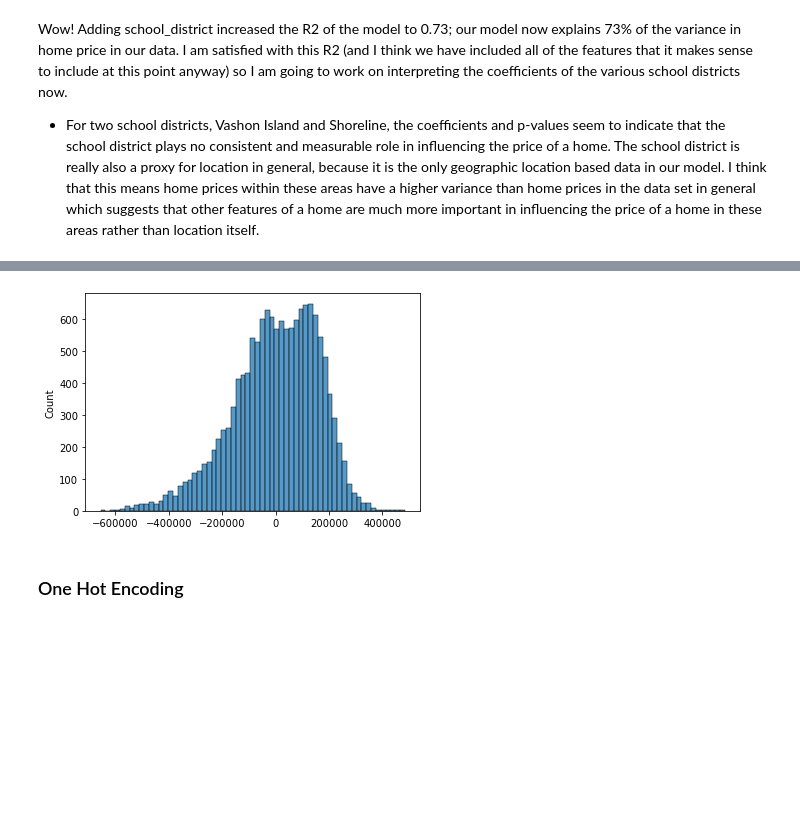
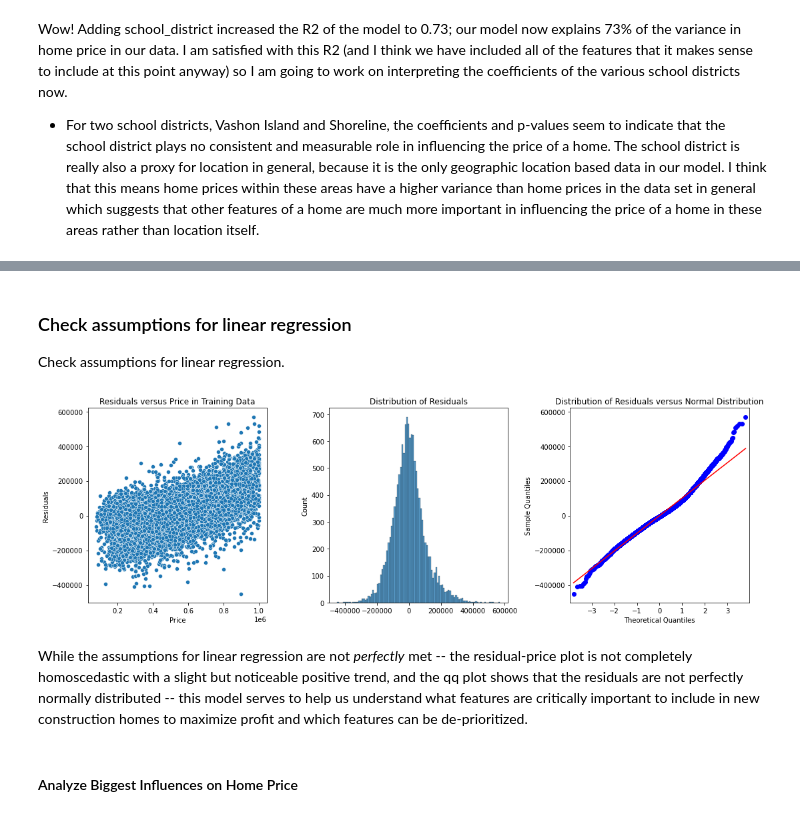
Before and after one commit to ran0027/dsc-phase2-project, a Jupyter notebook: analysis.ipynb, the cells around one changed output, grey strips where cells are left out. Saved outputs shown, nothing was run; the diff lists cells and outputs as text; code cells hidden in the pictures; blank space fills up the shorter version.

Commit message:
Finalize last regression model

```diff
--- a/analysis.ipynb
+++ b/analysis.ipynb
@@ -968,3 +949,0 @@ Now, checking the assumptions of linear regression:
-# %%
-# go ahead and fit the model to training data to plot regression line
-linreg.fit(X_train, y_train)
@@ -1138,23 +950,29 @@ strong multicollinearity or other numerical problems.
-# %%
-# the residuals LOOK normal
-
-sns.histplot(residuals);
-# %% [output]
-[figure, removed]
-# %% [markdown]
-### One Hot Encoding
-# %%
-# one hot encode zipcode
-
-from sklearn.preprocessing import OneHotEncoder
-
-zip_ohe = OneHotEncoder(handle_unknown='ignore', sparse=False)
-
-zip_ohe.fit(X_train[['zipcode']])
-
-new_zipcode_cols = zip_ohe.get_feature_names(input_features=['zipcode'])
-
-X_train_ohe = pd.DataFrame(zip_ohe.fit_transform(X_train[['zipcode']]), columns = new_zipcode_cols,\
-                          index = X_train.index)
-
-X_train = pd.concat([X_train.drop('zipcode', axis=1), X_train_ohe], axis=1)
+# %% [markdown]
+### Check assumptions for linear regression
+
+Check assumptions for linear regression.
+# %%
+'''check assumptions'''
+
+# compute residuals for training data
+residuals = (y_train['price'] - model.predict(X_train)).values
+
+# check homoscedasticity, and normality of residuals
+fig, ax = plt.subplots(ncols=3, figsize=(15,5))
+
+ax[0].set(title='Residuals versus Price in Training Data', ylabel='Residuals', xlabel='Price')
+sns.scatterplot(x=y_train['price'], y=residuals, ax=ax[0])
+
+ax[1].set_title('Distribution of Residuals')
+sns.histplot(residuals, ax=ax[1])
+
+ax[2].set_title('Distribution of Residuals versus Normal Distribution')
+sm.qqplot(residuals, line='s', ax=ax[2])
+
+fig.tight_layout();
+# %% [output]
+[figure, added]
+# %% [markdown]
+While the assumptions for linear regression are not *perfectly* met -- the residual-price plot is not completely homoscedastic with a slight but noticeable positive trend, and the qq plot shows that the residuals are not perfectly normally distributed -- this model serves to help us understand what features are critically important to include in new construction homes to maximize profit and which features can be de-prioritized.
+# %% [markdown]
+#### Analyze Biggest Influences on Home Price
```
Also changed, not shown: parts of 61 cells of this notebook.
